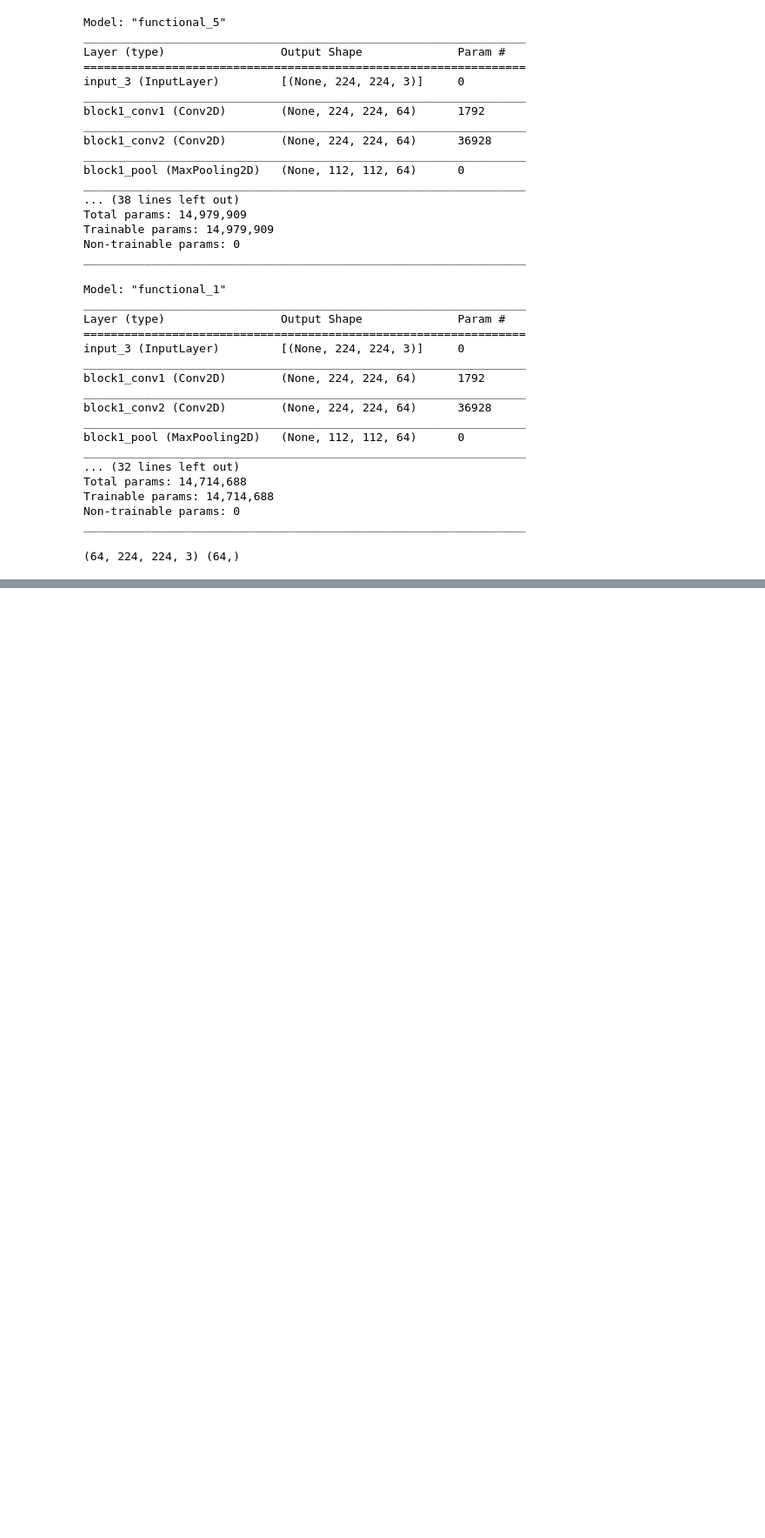
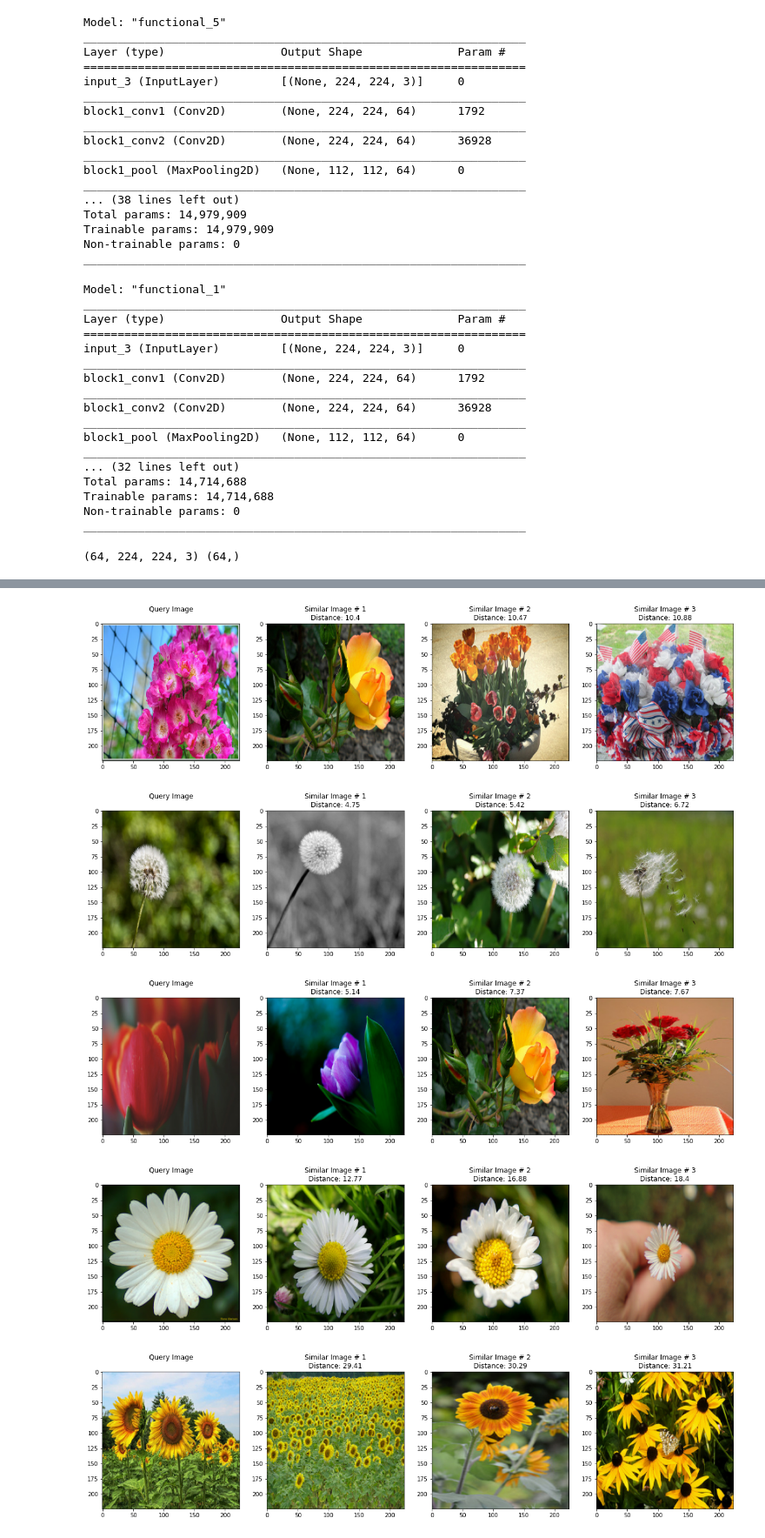
Before and after one commit to sayakpaul/A-Barebones-Image-Retrieval-System, a Jupyter notebook: Similarity.ipynb, the cells around one changed output, grey strips where cells are left out. Shown at 87% size. Drawn from its saved outputs; the diff is of its cells as text; code cells hidden in the pictures; blank space fills up the shorter version.

```diff
--- a/Similarity.ipynb
+++ b/Similarity.ipynb
@@ -151,0 +166,29 @@ InvalidArgumentError: ignored
+# %%
+def plot_images(images, distances):
+    plt.figure(figsize=(20, 10))
+    columns = 4
+    for (i, image) in enumerate(images):
+        ax = plt.subplot(len(images) / columns + 1, columns, i + 1)
+        if i == 0:
+            ax.set_title("Query Image\n")
+        else:
+            ax.set_title("Similar Image # " + str(i) +
+                         "\nDistance: " +
+                         str(float("{0:.2f}".format(distances[i]))))
+        plt.imshow(image)
+# %%
+for i in range(6):
+    random_index = int(np.random.choice(images.shape[0], 1))
+    distances, indices = neighbors.kneighbors(
+        [validation_features[random_index]])
+
+    # Don't take the first closest image as it will be the same image
+    similar_images = [images[random_index]] + \
+        [images[indices[0][i]] for i in range(1, 4)]
+    plot_images(similar_images, distances[0])
+# %% [output]
+[figure, added]
+[figure, added]
+[figure, added]
+[figure, added]
+[figure, added]
```
Also changed, not shown: parts of 11 cells of this notebook.
